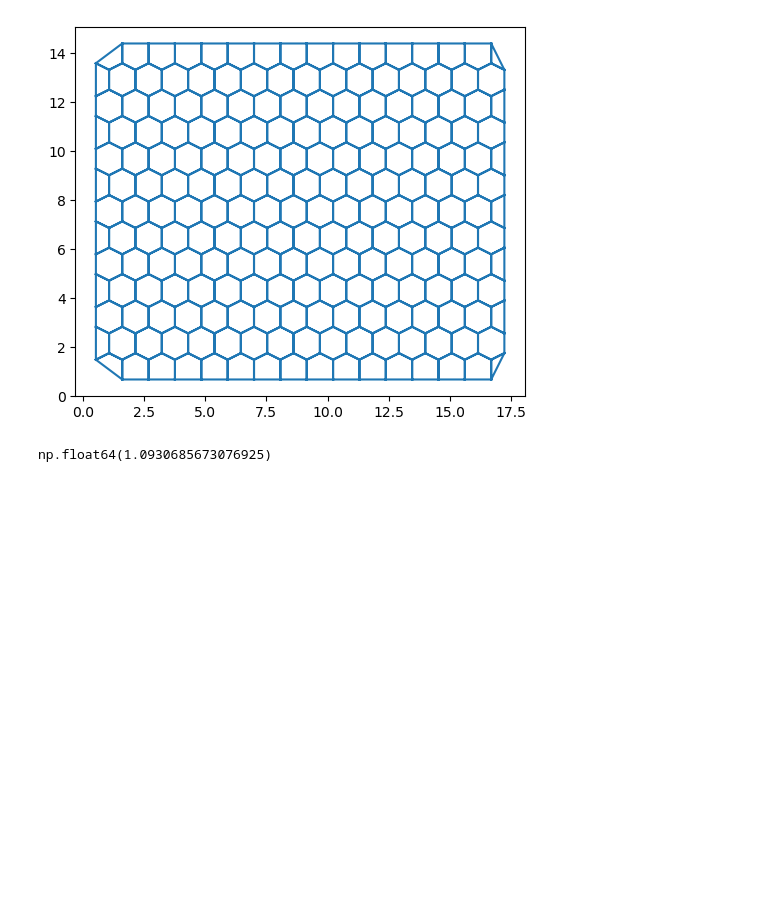
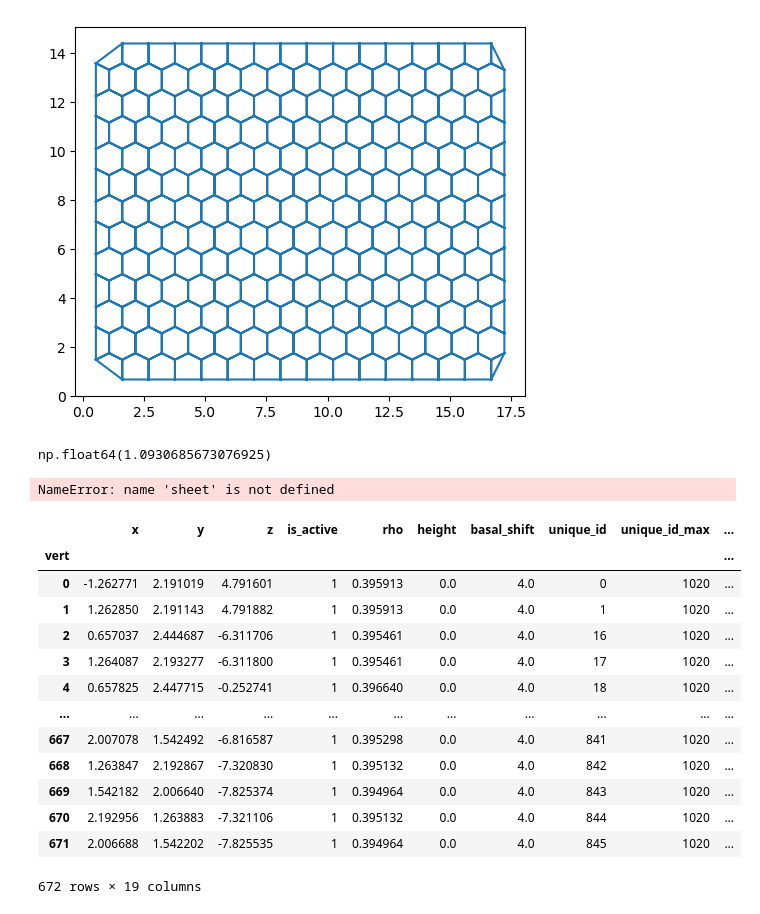
Before and after one commit to vivarium-collective/vivarium-tyssue, a Jupyter notebook: Notebooks/cylindermodel.ipynb, the cells around one changed output. Saved outputs shown, nothing was run; the diff lists cells and outputs as text; code cells hidden in the pictures; blank space fills up the shorter version.

```diff
--- a/Notebooks/cylindermodel.ipynb
+++ b/Notebooks/cylindermodel.ipynb
@@ -371,3 +371,24 @@ sheet.face_df["area"].mean()
 np.float64(1.0930685673076925)
 # %%
 save_datasets("test_square.hf5", sheet)
+# %%
+sheet
+# %% [output]
+NameError: name 'sheet' is not defined
+# %%
+sheet.vert_df
+# %% [output]
+|  | x | y | z | is_active | rho | height | basal_shift | unique_id | unique_id_max | ... |
+| vert |  |  |  |  |  |  |  |  |  | ... |
+| 0 | -1.262771 | 2.191019 | 4.791601 | 1 | 0.395913 | 0.0 | 4.0 | 0 | 1020 | ... |
+| 1 | 1.262850 | 2.191143 | 4.791882 | 1 | 0.395913 | 0.0 | 4.0 | 1 | 1020 | ... |
+| 2 | 0.657037 | 2.444687 | -6.311706 | 1 | 0.395461 | 0.0 | 4.0 | 16 | 1020 | ... |
+| 3 | 1.264087 | 2.193277 | -6.311800 | 1 | 0.395461 | 0.0 | 4.0 | 17 | 1020 | ... |
+| 4 | 0.657825 | 2.447715 | -0.252741 | 1 | 0.396640 | 0.0 | 4.0 | 18 | 1020 | ... |
+| ... | ... | ... | ... | ... | ... | ... | ... | ... | ... | ... |
+| 667 | 2.007078 | 1.542492 | -6.816587 | 1 | 0.395298 | 0.0 | 4.0 | 841 | 1020 | ... |
+| 668 | 1.263847 | 2.192867 | -7.320830 | 1 | 0.395132 | 0.0 | 4.0 | 842 | 1020 | ... |
+| 669 | 1.542182 | 2.006640 | -7.825374 | 1 | 0.394964 | 0.0 | 4.0 | 843 | 1020 | ... |
+| 670 | 2.192956 | 1.263883 | -7.321106 | 1 | 0.395132 | 0.0 | 4.0 | 844 | 1020 | ... |
+| 671 | 2.006688 | 1.542202 | -7.825535 | 1 | 0.394964 | 0.0 | 4.0 | 845 | 1020 | ... |
+672 rows × 19 columns
```
Also changed, not shown: parts of 1 cell of this notebook, 3 other files.
